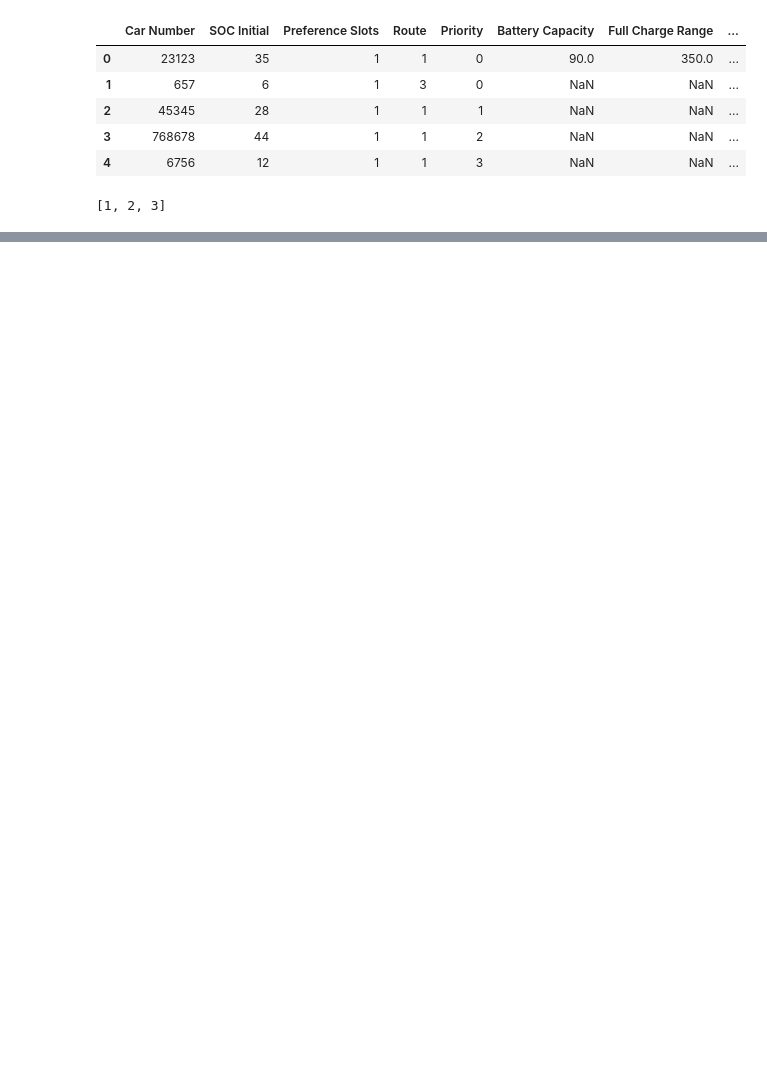
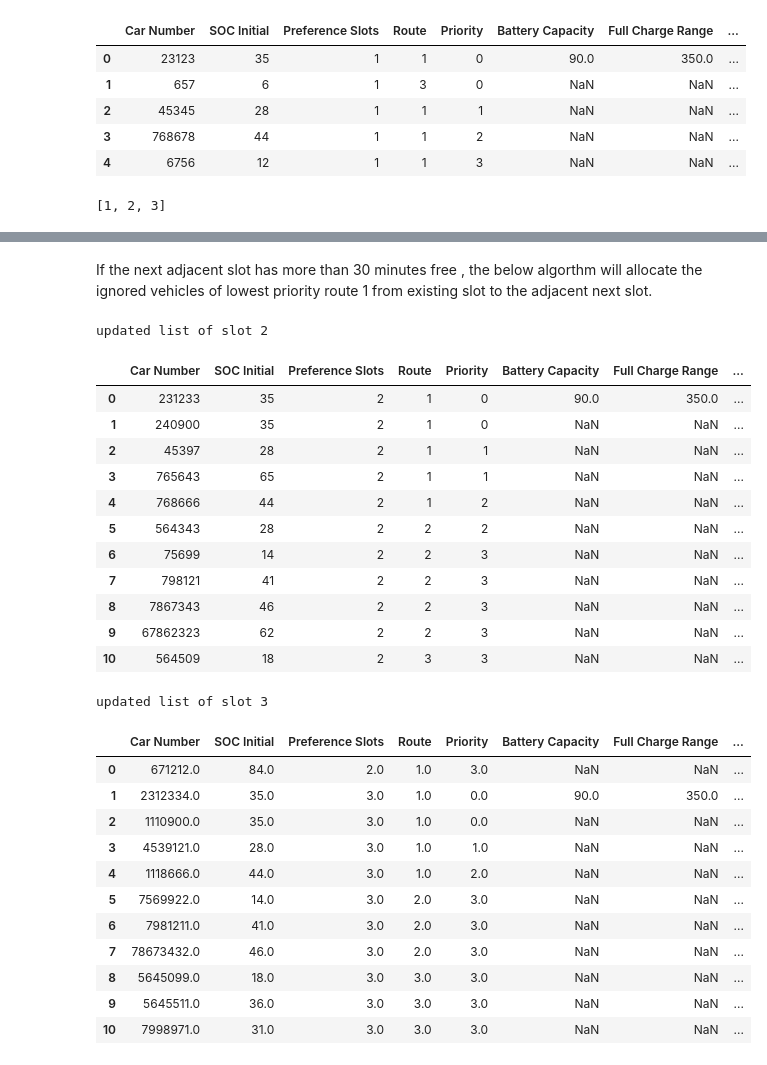
Before and after one commit to istiaqahmedfahim/EV-charging-schedule, a Jupyter notebook: main_compact.ipynb, the cells around one changed output, grey strips where cells are left out. Cells and saved outputs as stored; diff of their text form; code cells hidden in the pictures; blank space fills up the shorter version.

```diff
--- a/main_compact.ipynb
+++ b/main_compact.ipynb
@@ -142,0 +173,46 @@ DataFrame 4 exported to slot_3_updated_cs1.csv
+# %% [markdown]
+If the next adjacent slot has more than 30 minutes free , the below algorthm will allocate the ignored vehicles of lowest priority route 1 from existing slot to the adjacent next slot.
+# %%
+for i in Preference_Slots :
+    if i != 3 :
+        updated_list_of_next_slot = pd.read_csv("slot_"+str(i+1)+"_updated_cs1.csv")
+        reversed_updated_list_of_next_slot = updated_list_of_next_slot.iloc[::-1].reset_index(drop=True)
+        ignored_list = pd.read_csv("slot_"+str(i)+"_ignored_cs1.csv")
+        Y = updated_list_of_next_slot['Required Time (Calculated)'].sum()
+        if Y <= 150 and not ignored_list.empty:
+            for index, row in ignored_list.iterrows():
+                Y += row['Required Time (Calculated)']
+                if Y > 180:
+                    break
+                reversed_updated_list_of_next_slot = reversed_updated_list_of_next_slot.append(row)
+                ignored_list.drop(index, inplace=True)
+        updated_list_of_next_slot = reversed_updated_list_of_next_slot.iloc[::-1].reset_index(drop=True)
+        print("updated list of slot "+str(i+1))
+        display(updated_list_of_next_slot)
+# %% [output]
+updated list of slot 2
+|  | Car Number | SOC Initial | Preference Slots | Route | Priority | Battery Capacity | Full Charge Range | ... |
+| 0 | 231233 | 35 | 2 | 1 | 0 | 90.0 | 350.0 | ... |
+| 1 | 240900 | 35 | 2 | 1 | 0 | NaN | NaN | ... |
+| 2 | 45397 | 28 | 2 | 1 | 1 | NaN | NaN | ... |
+| 3 | 765643 | 65 | 2 | 1 | 1 | NaN | NaN | ... |
+| 4 | 768666 | 44 | 2 | 1 | 2 | NaN | NaN | ... |
+| 5 | 564343 | 28 | 2 | 2 | 2 | NaN | NaN | ... |
+| 6 | 75699 | 14 | 2 | 2 | 3 | NaN | NaN | ... |
+| 7 | 798121 | 41 | 2 | 2 | 3 | NaN | NaN | ... |
+| 8 | 7867343 | 46 | 2 | 2 | 3 | NaN | NaN | ... |
+| 9 | 67862323 | 62 | 2 | 2 | 3 | NaN | NaN | ... |
+| 10 | 564509 | 18 | 2 | 3 | 3 | NaN | NaN | ... |
+updated list of slot 3
+|  | Car Number | SOC Initial | Preference Slots | Route | Priority | Battery Capacity | Full Charge Range | ... |
+| 0 | 671212.0 | 84.0 | 2.0 | 1.0 | 3.0 | NaN | NaN | ... |
+| 1 | 2312334.0 | 35.0 | 3.0 | 1.0 | 0.0 | 90.0 | 350.0 | ... |
+| 2 | 1110900.0 | 35.0 | 3.0 | 1.0 | 0.0 | NaN | NaN | ... |
+| 3 | 4539121.0 | 28.0 | 3.0 | 1.0 | 1.0 | NaN | NaN | ... |
+| 4 | 1118666.0 | 44.0 | 3.0 | 1.0 | 2.0 | NaN | NaN | ... |
+| 5 | 7569922.0 | 14.0 | 3.0 | 2.0 | 3.0 | NaN | NaN | ... |
+| 6 | 7981211.0 | 41.0 | 3.0 | 2.0 | 3.0 | NaN | NaN | ... |
+| 7 | 78673432.0 | 46.0 | 3.0 | 2.0 | 3.0 | NaN | NaN | ... |
+| 8 | 5645099.0 | 18.0 | 3.0 | 3.0 | 3.0 | NaN | NaN | ... |
+| 9 | 5645511.0 | 36.0 | 3.0 | 3.0 | 3.0 | NaN | NaN | ... |
+| 10 | 7998971.0 | 31.0 | 3.0 | 3.0 | 3.0 | NaN | NaN | ... |
```
Also changed, not shown: parts of 3 cells of this notebook, 8 other files.
